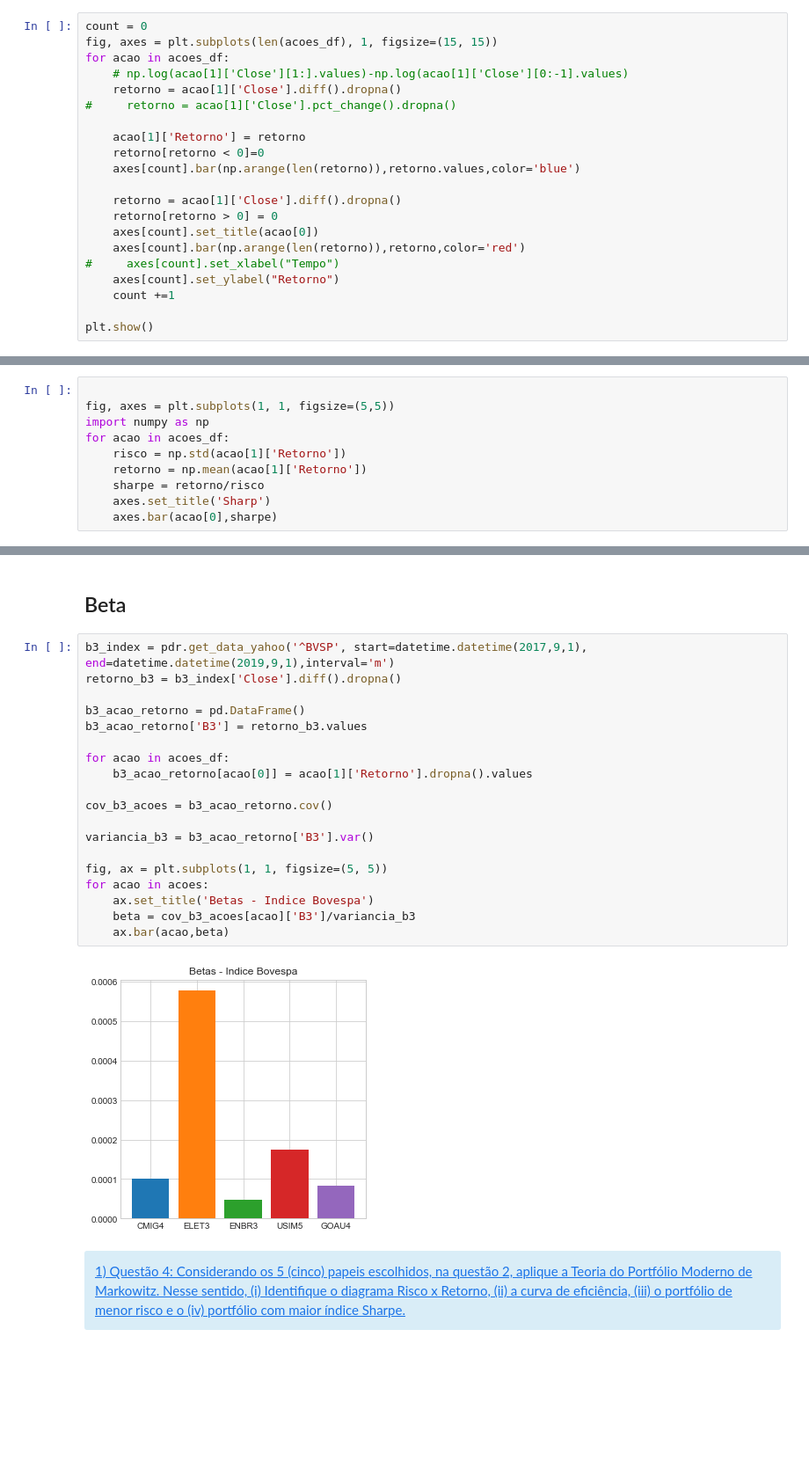
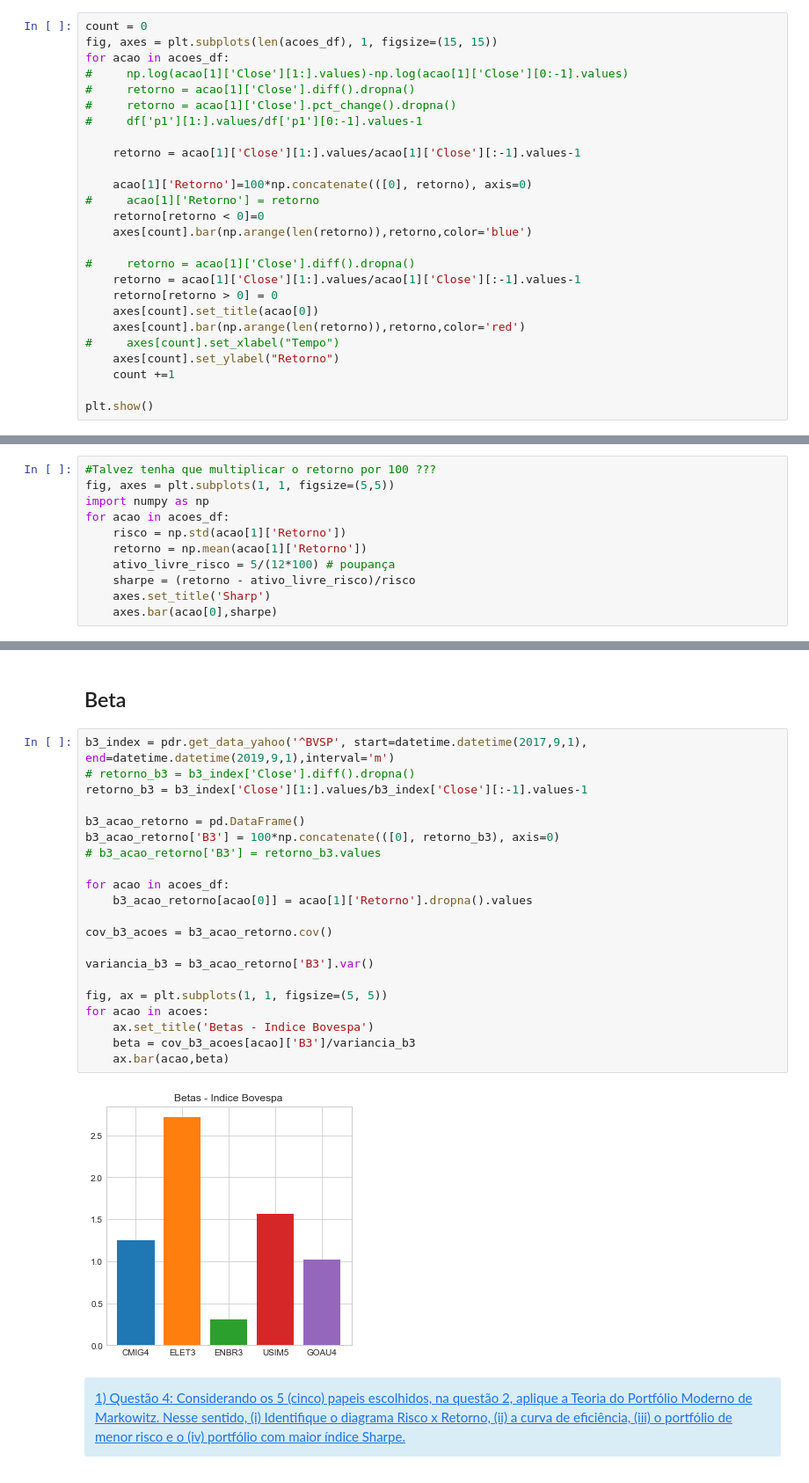
Before and after one commit to AlgotradingQueLucra/Trabalho-1, a Jupyter notebook: Primeira_2BAtividade_2BPr_C3_A1tica_2BAvaliativa.ipynb, the cells around one changed output, grey strips where cells are left out. Shown at 88% size. Saved outputs shown, nothing was run; the diff lists cells and outputs as text; blank space fills up the shorter version.

Commit message:
Corrigindo retorno

```diff
--- a/Primeira_2BAtividade_2BPr_C3_A1tica_2BAvaliativa.ipynb
+++ b/Primeira_2BAtividade_2BPr_C3_A1tica_2BAvaliativa.ipynb
@@ -592,15 +612,20 @@ for acao in acoes:
 count = 0
 fig, axes = plt.subplots(len(acoes_df), 1, figsize=(15, 15))
 for acao in acoes_df:
-    # np.log(acao[1]['Close'][1:].values)-np.log(acao[1]['Close'][0:-1].values)
-    retorno = acao[1]['Close'].diff().dropna()
+#     np.log(acao[1]['Close'][1:].values)-np.log(acao[1]['Close'][0:-1].values)
+#     retorno = acao[1]['Close'].diff().dropna()
 #     retorno = acao[1]['Close'].pct_change().dropna()
+#     df['p1'][1:].values/df['p1'][0:-1].values-1
 
-    acao[1]['Retorno'] = retorno
+    retorno = acao[1]['Close'][1:].values/acao[1]['Close'][:-1].values-1
+
+    acao[1]['Retorno']=100*np.concatenate(([0], retorno), axis=0)
+#     acao[1]['Retorno'] = retorno
     retorno[retorno < 0]=0
-    axes[count].bar(np.arange(len(retorno)),retorno.values,color='blue')
+    axes[count].bar(np.arange(len(retorno)),retorno,color='blue')
 
-    retorno = acao[1]['Close'].diff().dropna()
+#     retorno = acao[1]['Close'].diff().dropna()
+    retorno = acao[1]['Close'][1:].values/acao[1]['Close'][:-1].values-1
     retorno[retorno > 0] = 0
     axes[count].set_title(acao[0])
     axes[count].bar(np.arange(len(retorno)),retorno,color='red')
@@ -614,13 +639,14 @@ plt.show()
 # %% [markdown]
 ## Sharpe
 # %%
-
+#Talvez tenha que multiplicar o retorno por 100 ???
 fig, axes = plt.subplots(1, 1, figsize=(5,5))
 import numpy as np
 for acao in acoes_df:
     risco = np.std(acao[1]['Retorno'])
     retorno = np.mean(acao[1]['Retorno'])
-    sharpe = retorno/risco
+    ativo_livre_risco = 5/(12*100) # poupança
+    sharpe = (retorno - ativo_livre_risco)/risco
     axes.set_title('Sharp')
     axes.bar(acao[0],sharpe)
 # %% [output]
@@ -670,25 +696,27 @@ No handles with labels found to put in legend.
 ## Beta
 # %%
 b3_index = pdr.get_data_yahoo('^BVSP', start=datetime.datetime(2017,9,1), end=datetime.datetime(2019,9,1),interval='m')
-retorno_b3 = b3_index['Close'].diff().dropna()
+# retorno_b3 = b3_index['Close'].diff().dropna()
+retorno_b3 = b3_index['Close'][1:].values/b3_index['Close'][:-1].values-1
 
 b3_acao_retorno = pd.DataFrame()
-b3_acao_retorno['B3'] = retorno_b3.values
+b3_acao_retorno['B3'] = 100*np.concatenate(([0], retorno_b3), axis=0)
+# b3_acao_retorno['B3'] = retorno_b3.values
 
 for acao in acoes_df:
     b3_acao_retorno[acao[0]] = acao[1]['Retorno'].dropna().values
 
 cov_b3_acoes = b3_acao_retorno.cov()
 
 variancia_b3 = b3_acao_retorno['B3'].var()
 
 fig, ax = plt.subplots(1, 1, figsize=(5, 5))
 for acao in acoes:
     ax.set_title('Betas - Indice Bovespa')
     beta = cov_b3_acoes[acao]['B3']/variancia_b3
     ax.bar(acao,beta)
 # %% [output]
-[figure, old version]
+[figure, new version]
 # %% [markdown]
 <div id="Tópico 3">
     <div class="alert alert-block alert-info" style="margin-top: 0px">
```
Also changed, not shown: parts of 5 cells of this notebook.
